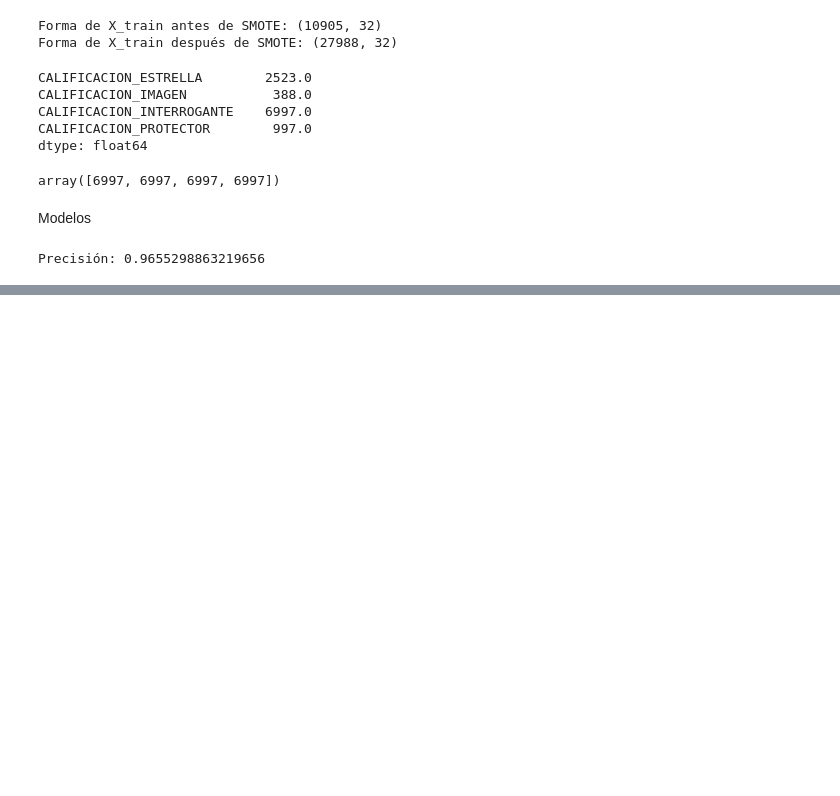
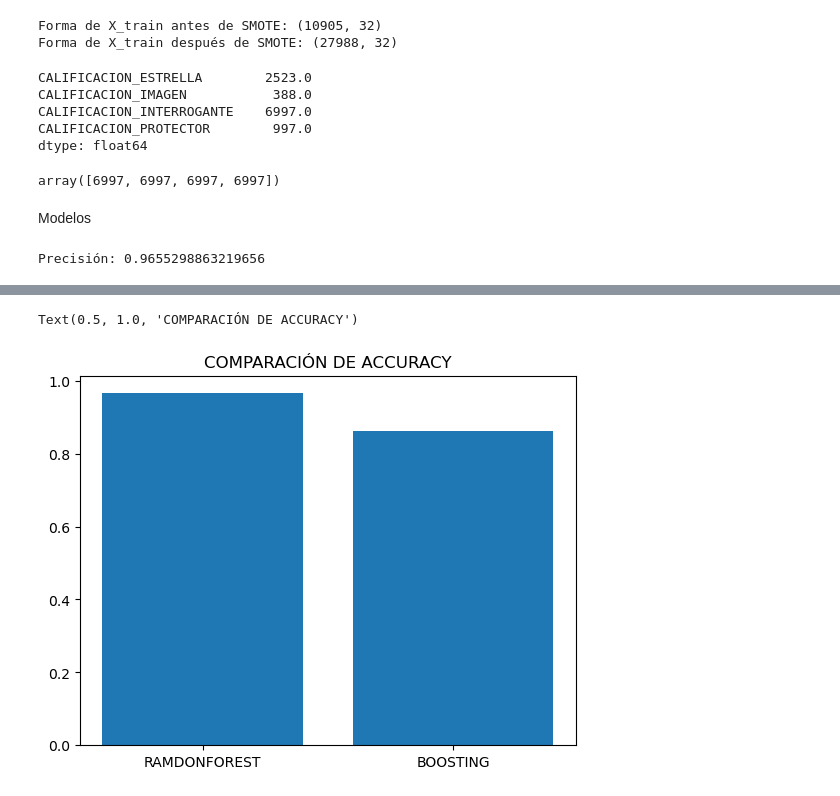
Before and after one commit to christiansakerb/AWS_Random_Forest_Matriz_Boston, a Jupyter notebook: DS_Project.ipynb, the cells around one changed output, grey strips where cells are left out. Saved outputs shown, nothing was run; the diff lists cells and outputs as text; code cells hidden in the pictures; blank space fills up the shorter version.

```diff
--- a/DS_Project.ipynb
+++ b/DS_Project.ipynb
@@ -270,7 +270,7 @@ model.fit(X_train_resampled, y_train_resampled)
 y_pred = model.predict(X_test.to_numpy())
 
 # Calcular la precisión
-accuracy = accuracy_score(y_test.to_numpy(), y_pred)
-print(f'Precisión: {accuracy}')
+accuracy_rf = accuracy_score(y_test.to_numpy(), y_pred)
+print(f'Precisión: {accuracy_rf}')
 # %% [output]
 Precisión: 0.9655298863219656
@@ -383,0 +336,6 @@ Precisión: 0.8624862486248625
+# %%
+plt.bar(x=['RAMDONFOREST','BOOSTING'],height=[accuracy_rf,accuracy_Boosting])
+plt.title('COMPARACIÓN DE ACCURACY')
+# %% [output]
+Text(0.5, 1.0, 'COMPARACIÓN DE ACCURACY')
+[figure, added]
```
Also changed, not shown: parts of 7 cells of this notebook.
